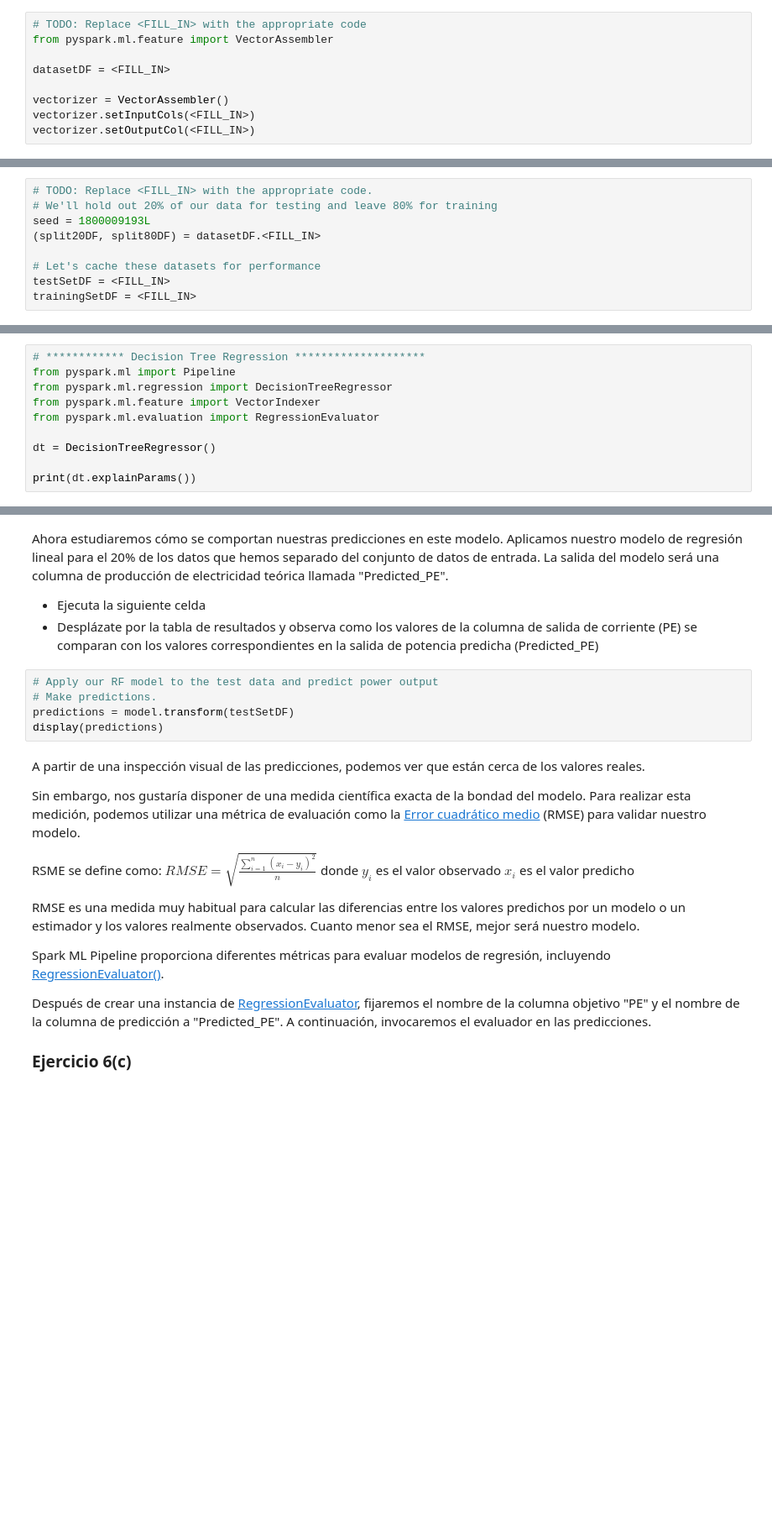
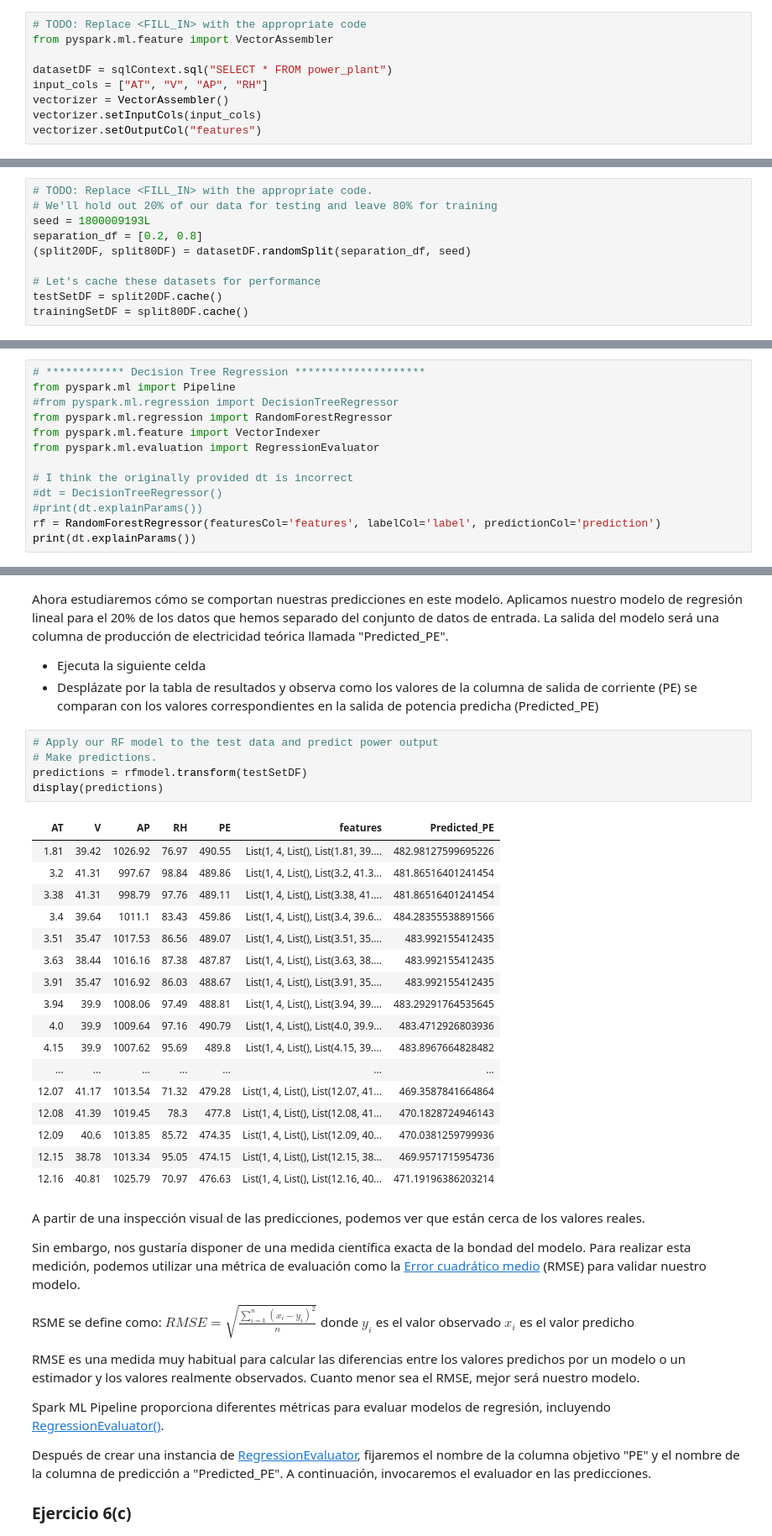
Before and after one commit to fernandoabcampos/big-data, a Jupyter notebook: PEC3/M2.858.PEC3_ML_pipeline.ipynb, the cells around one changed output, grey strips where cells are left out. Shown: that part at 84% size. Cells and saved outputs as stored; diff of their text form; blank space fills up the shorter version.

Commit message:
Almost done - Decision Tree / Random Forest - Cross Validation / HyperParam

```diff
--- a/PEC3/M2.858.PEC3_ML_pipeline.ipynb
+++ b/PEC3/M2.858.PEC3_ML_pipeline.ipynb
@@ -364,8 +525,8 @@ El VectorAssembler es una transformación que combina una lista dada de columnas
 # TODO: Replace <FILL_IN> with the appropriate code
 from pyspark.ml.feature import VectorAssembler
 
-datasetDF = <FILL_IN>
-
+datasetDF = sqlContext.sql("SELECT * FROM power_plant")
+input_cols = ["AT", "V", "AP", "RH"]
 vectorizer = VectorAssembler()
-vectorizer.setInputCols(<FILL_IN>)
-vectorizer.setOutputCol(<FILL_IN>)
+vectorizer.setInputCols(input_cols)
+vectorizer.setOutputCol("features")
@@ -393,8 +558,9 @@ Utiliza el método [randomSplit()](https://spark.apache.org/docs/1.6.2/api/pytho
 # TODO: Replace <FILL_IN> with the appropriate code.
 # We'll hold out 20% of our data for testing and leave 80% for training
 seed = 1800009193L
-(split20DF, split80DF) = datasetDF.<FILL_IN>
+separation_df = [0.2, 0.8]
+(split20DF, split80DF) = datasetDF.randomSplit(separation_df, seed)
 
 # Let's cache these datasets for performance
-testSetDF = <FILL_IN>
-trainingSetDF = <FILL_IN>
+testSetDF = split20DF.cache()
+trainingSetDF = split80DF.cache()
@@ -409,10 +579,13 @@ Ejecuta la siguiente celda:
 # %%
 # ************ Decision Tree Regression ********************
 from pyspark.ml import Pipeline
-from pyspark.ml.regression import DecisionTreeRegressor
+#from pyspark.ml.regression import DecisionTreeRegressor
+from pyspark.ml.regression import RandomForestRegressor
 from pyspark.ml.feature import VectorIndexer
 from pyspark.ml.evaluation import RegressionEvaluator
 
-dt = DecisionTreeRegressor()
-
+# I think the originally provided dt is incorrect
+#dt = DecisionTreeRegressor()
+#print(dt.explainParams())
+rf = RandomForestRegressor(featuresCol='features', labelCol='label', predictionCol='prediction')
 print(dt.explainParams())
@@ -460,8 +639,26 @@ Ahora estudiaremos cómo se comportan nuestras predicciones en este modelo. Apli
 # %%
 # Apply our RF model to the test data and predict power output
 # Make predictions.
-predictions = model.transform(testSetDF)
+predictions = rfmodel.transform(testSetDF)
 display(predictions)
+# %% [output]
+| AT | V | AP | RH | PE | features | Predicted_PE |
+| 1.81 | 39.42 | 1026.92 | 76.97 | 490.55 | List(1, 4, List(), List(1.81, 39.... | 482.98127599695226 |
+| 3.2 | 41.31 | 997.67 | 98.84 | 489.86 | List(1, 4, List(), List(3.2, 41.3... | 481.86516401241454 |
+| 3.38 | 41.31 | 998.79 | 97.76 | 489.11 | List(1, 4, List(), List(3.38, 41.... | 481.86516401241454 |
+| 3.4 | 39.64 | 1011.1 | 83.43 | 459.86 | List(1, 4, List(), List(3.4, 39.6... | 484.28355538891566 |
+| 3.51 | 35.47 | 1017.53 | 86.56 | 489.07 | List(1, 4, List(), List(3.51, 35.... | 483.992155412435 |
+| 3.63 | 38.44 | 1016.16 | 87.38 | 487.87 | List(1, 4, List(), List(3.63, 38.... | 483.992155412435 |
+| 3.91 | 35.47 | 1016.92 | 86.03 | 488.67 | List(1, 4, List(), List(3.91, 35.... | 483.992155412435 |
+| 3.94 | 39.9 | 1008.06 | 97.49 | 488.81 | List(1, 4, List(), List(3.94, 39.... | 483.29291764535645 |
+| 4.0 | 39.9 | 1009.64 | 97.16 | 490.79 | List(1, 4, List(), List(4.0, 39.9... | 483.4712926803936 |
+| 4.15 | 39.9 | 1007.62 | 95.69 | 489.8 | List(1, 4, List(), List(4.15, 39.... | 483.8967664828482 |
+| ... | ... | ... | ... | ... | ... | ... |
+| 12.07 | 41.17 | 1013.54 | 71.32 | 479.28 | List(1, 4, List(), List(12.07, 41... | 469.3587841664864 |
+| 12.08 | 41.39 | 1019.45 | 78.3 | 477.8 | List(1, 4, List(), List(12.08, 41... | 470.1828724946143 |
+| 12.09 | 40.6 | 1013.85 | 85.72 | 474.35 | List(1, 4, List(), List(12.09, 40... | 470.0381259799936 |
+| 12.15 | 38.78 | 1013.34 | 95.05 | 474.15 | List(1, 4, List(), List(12.15, 38... | 469.9571715954736 |
+| 12.16 | 40.81 | 1025.79 | 70.97 | 476.63 | List(1, 4, List(), List(12.16, 40... | 471.19196386203214 |
 # %% [markdown]
 A partir de una inspección visual de las predicciones, podemos ver que están cerca de los valores reales.
 
```
Also changed, not shown: parts of 48 cells of this notebook.
